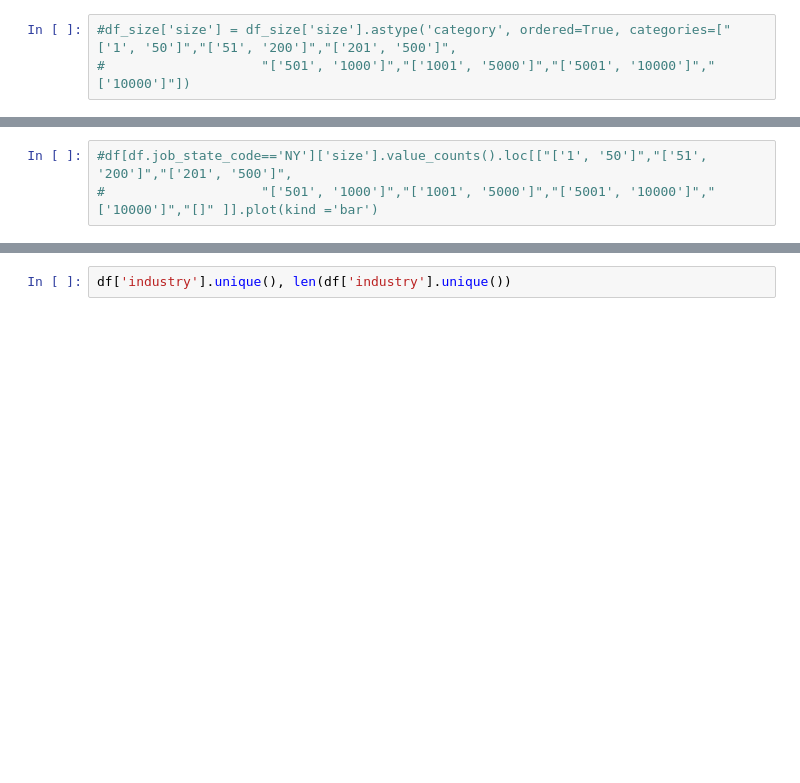
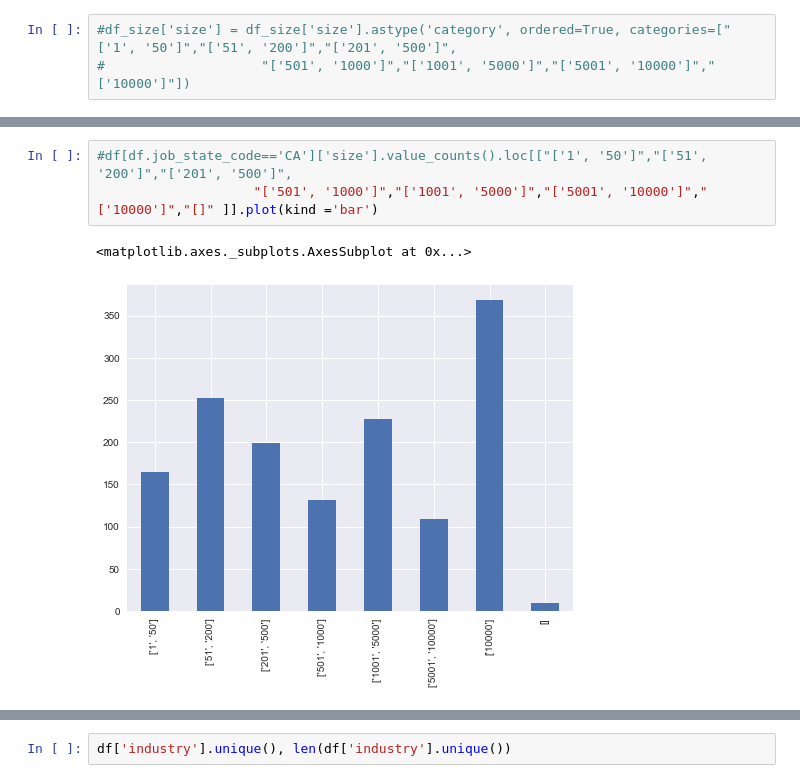
Before and after one commit to aungshumaan/glassdoor_scraping_project, a Jupyter notebook: analysis.ipynb, the cells around one changed output, grey strips where cells are left out. Cells and saved outputs as stored; diff of their text form; blank space fills up the shorter version.

```diff
--- a/analysis.ipynb
+++ b/analysis.ipynb
@@ -206,4 +207,7 @@ df_size[df_size.job_state_code=='CA']['size'].value_counts().plot(kind ='bar')
 # %%
-#df[df.job_state_code=='NY']['size'].value_counts().loc[["['1', '50']","['51', '200']","['201', '500']",
-#                    "['501', '1000']","['1001', '5000']","['5001', '10000']","['10000']","[]" ]].plot(kind ='bar')
+#df[df.job_state_code=='CA']['size'].value_counts().loc[["['1', '50']","['51', '200']","['201', '500']",
+                    "['501', '1000']","['1001', '5000']","['5001', '10000']","['10000']","[]" ]].plot(kind ='bar')
+# %% [output]
+<matplotlib.axes._subplots.AxesSubplot at 0x...>
+[figure, added]
 # %%
```
Also changed, not shown: parts of 36 cells of this notebook, 1 other file.
